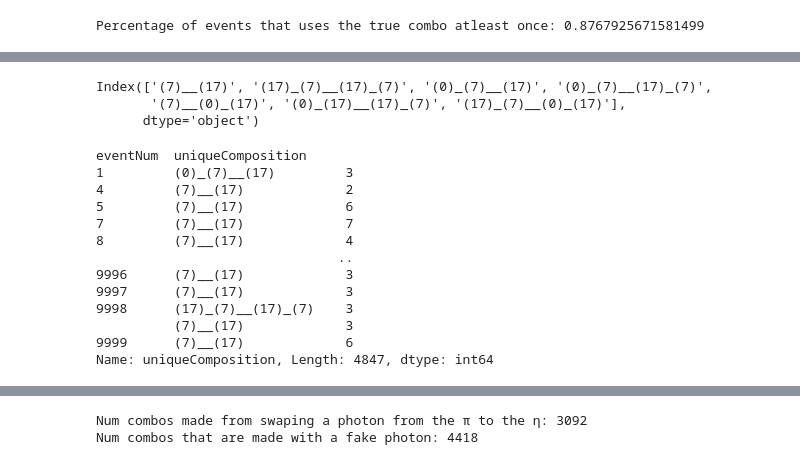
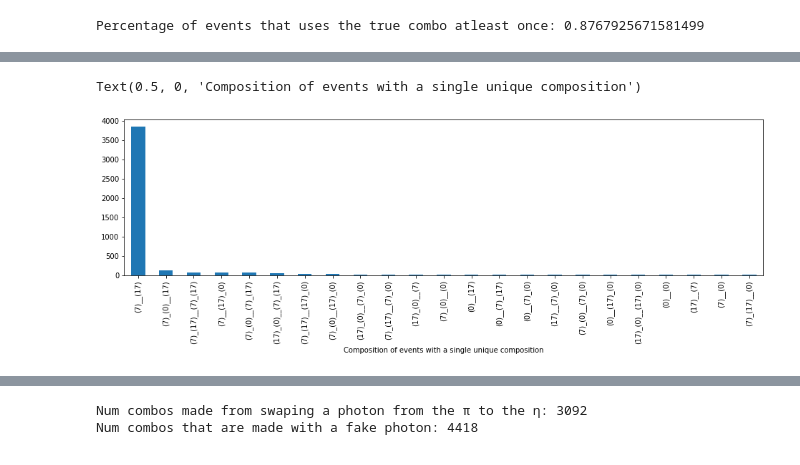
Before and after one commit to lan13005/topologyAnalysis, a Jupyter notebook: logFile/composition.ipynb, the cells around one changed output, grey strips where cells are left out. Drawn from its saved outputs; the diff is of its cells as text; code cells hidden in the pictures.

```diff
--- a/logFile/composition.ipynb
+++ b/logFile/composition.ipynb
@@ -88,25 +125,13 @@ Percentage of events that uses the true combo atleast once: 0.8767925671581499
+# %%
+fig,ax = plt.subplots(figsize=(16,4))
+uniqueCompsPerEvent.iloc[numDiffCompsPerEvent==1].droplevel(level=0).index.value_counts().plot(kind="bar")
+ax.set_xlabel("Composition of events with a single unique composition")
+# %% [output]
+Text(0.5, 0, 'Composition of events with a single unique composition')
+[figure, added]
 # %%
+keys = inputData.uniqueComposition.value_counts().index
+values = np.arange(len(inputData.uniqueComposition.value_counts().index))
+compositionMap = dict(zip(keys,values))
 compositionsWithGT100Combos = inputData.uniqueComposition.value_counts()[inputData.uniqueComposition.value_counts()>100].index
 compositionsWithGT100Combos = compositionsWithGT100Combos.drop('(7)__(17)')
-# %% [output]
-Index(['(7)__(17)', '(17)_(7)__(17)_(7)', '(0)_(7)__(17)', '(0)_(7)__(17)_(7)',
-       '(7)__(0)_(17)', '(0)_(17)__(17)_(7)', '(17)_(7)__(0)_(17)'],
-      dtype='object')
-# %%
-uniqueCompsPerEvent = inputData.groupby("eventNum")["uniqueComposition"].value_counts()#.droplevel(level=1)
-#uniqueCompsPerEvent#.index.value_counts()
-uniqueCompsPerEvent
-# %% [output]
-eventNum  uniqueComposition
-1         (0)_(7)__(17)         3
-4         (7)__(17)             2
-5         (7)__(17)             6
-7         (7)__(17)             7
-8         (7)__(17)             4
-                               ..
-9996      (7)__(17)             3
-9997      (7)__(17)             3
-9998      (17)_(7)__(17)_(7)    3
-          (7)__(17)             3
-9999      (7)__(17)             6
-Name: uniqueComposition, Length: 4847, dtype: int64
```
Also changed, not shown: parts of 8 cells of this notebook.
